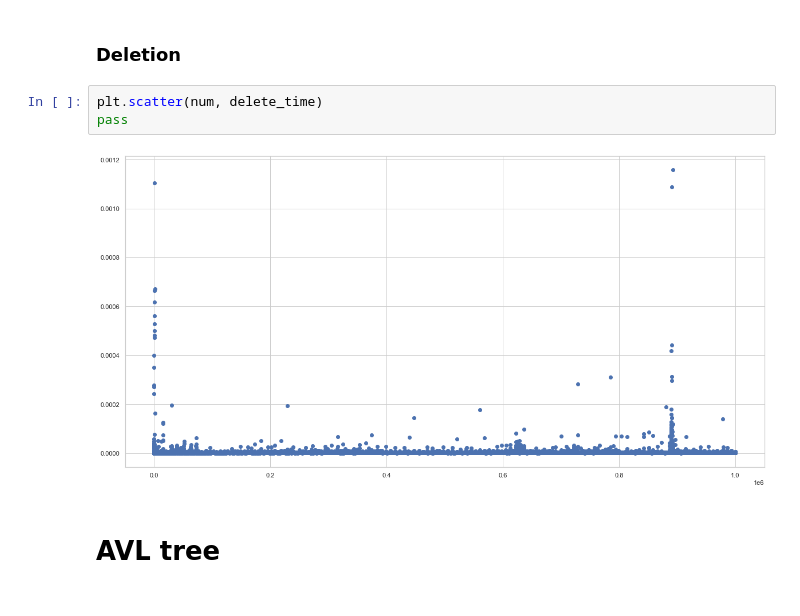
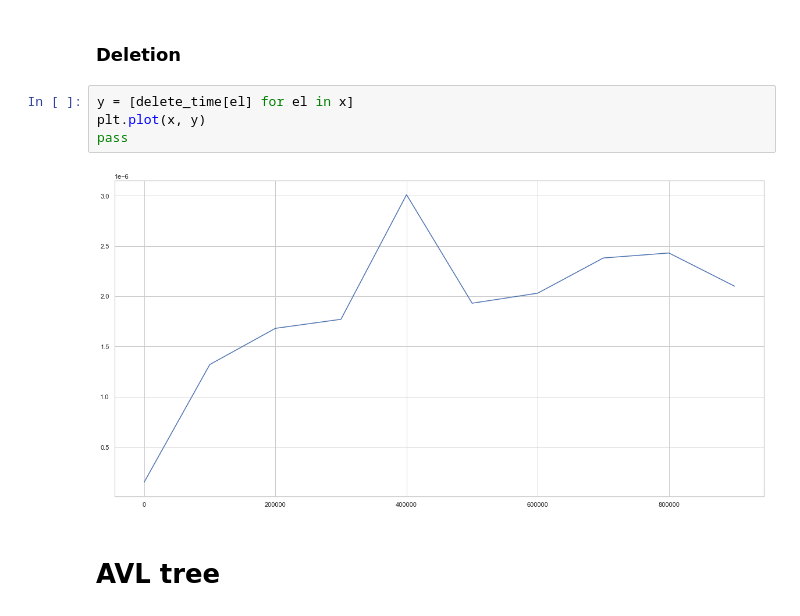
Before and after one commit to ivanvikhrev/search-trees-comparison, a Jupyter notebook: report.ipynb, the cells around one changed output. Drawn from its saved outputs; the diff is of its cells as text.

```diff
--- a/report.ipynb
+++ b/report.ipynb
@@ -106,10 +108,11 @@ pass
 # %% [markdown]
 ### Deletion
-# %%
-plt.scatter(num, delete_time)
-pass
-# %% [output]
-[figure, removed]
+# %%
+y = [delete_time[el] for el in x]
+plt.plot(x, y)
+pass
+# %% [output]
+[figure, added]
 # %% [markdown]
 # AVL tree
 # %% [markdown]
```
Also changed, not shown: parts of 40 cells of this notebook.
